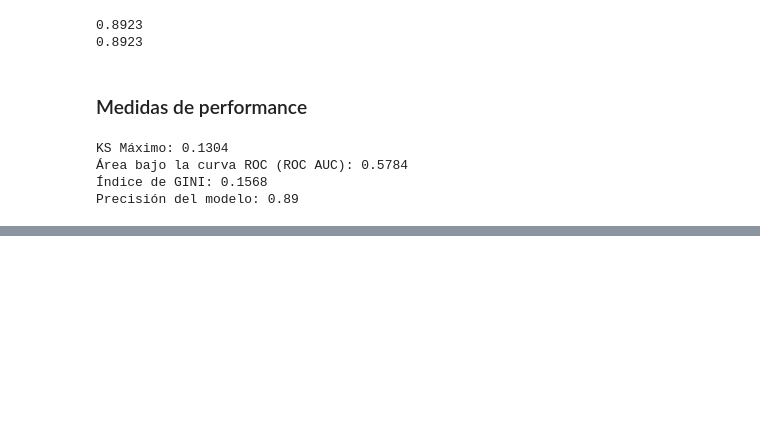
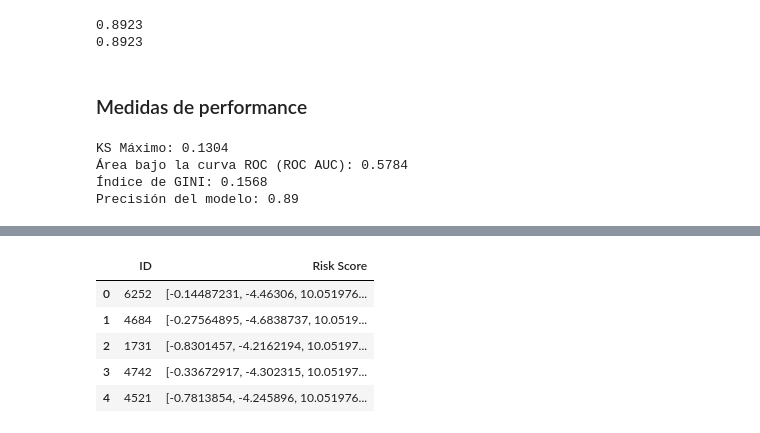
Before and after one commit to michaelvzla/statistical_models, a Jupyter notebook: xgboots/01 - Credit_risk_model/NOTEBOOKS/01 - XGBoost_credit_risk.ipynb, the cells around one changed output, grey strips where cells are left out. Cells and saved outputs as stored; diff of their text form; code cells hidden in the pictures; blank space fills up the shorter version.

```diff
--- a/xgboots/01 - Credit_risk_model/NOTEBOOKS/01 - XGBoost_credit_risk.ipynb
+++ b/xgboots/01 - Credit_risk_model/NOTEBOOKS/01 - XGBoost_credit_risk.ipynb
@@ -71,7 +71,7 @@ from sklearn.model_selection import StratifiedKFold
 from sklearn.metrics import roc_curve, auc
 # %%
 # Leer el archivo CSV generado en un DataFrame
-data = pd.read_csv('/Users/michael/Documents/Python/ProyestosPersonales/Modelos/statistical_models/XGBoots_models/01 - Credit_risk_model/DATA/dataset_crediticio.csv',sep=';')
+data = pd.read_csv('/Users/michael/Documents/Python/ProyestosPersonales/Modelos/statistical_models/xgboots/01 - Credit_risk_model/DATA/dataset_crediticio.csv',sep=';')
 # Transformar los nombres de las columnas a minúsculas
 data.columns = [column.lower() for column in data.columns]
 data.shape
@@ -627,0 +632,57 @@ Precisión del modelo: 0.89
+# %%
+import pandas as pd
+import xgboost as xgb
+from sklearn.model_selection import train_test_split
+from sklearn.metrics import accuracy_score
+
+# Supongamos que tienes un DataFrame llamado 'data' que contiene tus datos originales
+
+# Definir características y objetivo
+features = data.drop(['resultado_del_riesgo'], axis=1)
+target = data['resultado_del_riesgo']
+
+# Dividimos el conjunto de datos en entrenamiento y prueba
+X_train, X_test, y_train, y_test = train_test_split(features, target, test_size=0.3, random_state=42)
+
+# Creamos un objeto DMatrix para XGBoost
+dtrain = xgb.DMatrix(X_train, label=y_train)
+dtest = xgb.DMatrix(X_test, label=y_test)
+
+# Definimos los hiperparámetros del modelo
+params = {
+    'objective': 'multi:softmax',
+    'num_class': 5,
+    'max_depth': 3,
+    'eta': 0.1,
+    'subsample': 0.8,
+    'colsample_bytree': 0.8,
+    'eval_metric': 'mlogloss'
+}
+
+# Entrenamos el modelo
+num_round = 100
+model = xgb.train(params, dtrain, num_round)
+
+# Calculamos las probabilidades en el conjunto de prueba
+y_prob = model.predict(dtest, output_margin=True)
+
+# Transformamos las probabilidades en puntajes de riesgo (puedes ajustar esta transformación según tus necesidades)
+def convert_to_score(probability):
+    # Por ejemplo, puedes utilizar una transformación logarítmica
+    return -2 * (probability - 0.5)
+
+# Aplicamos la transformación para obtener puntajes de riesgo
+risk_scores = [convert_to_score(prob) for prob in y_prob]
+
+# Crear un DataFrame para asociar los puntajes con los IDs originales
+score_df = pd.DataFrame({'ID': X_test.index, 'Risk Score': risk_scores})
+
+# Imprimir el DataFrame con los puntajes de riesgo
+score_df.head()
+# %% [output]
+|  | ID | Risk Score |
+| 0 | 6252 | [-0.14487231, -4.46306, 10.051976... |
+| 1 | 4684 | [-0.27564895, -4.6838737, 10.0519... |
+| 2 | 1731 | [-0.8301457, -4.2162194, 10.05197... |
+| 3 | 4742 | [-0.33672917, -4.302315, 10.05197... |
+| 4 | 4521 | [-0.7813854, -4.245896, 10.051976... |
```
Also changed, not shown: parts of 5 cells of this notebook, 8 other files.
